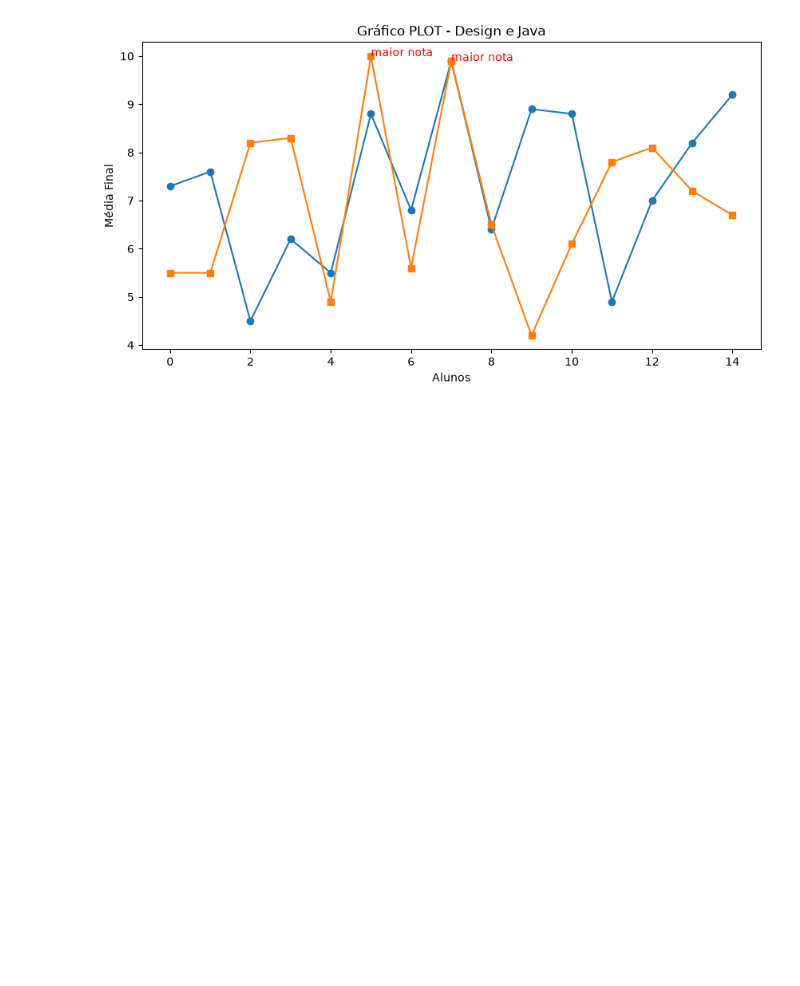
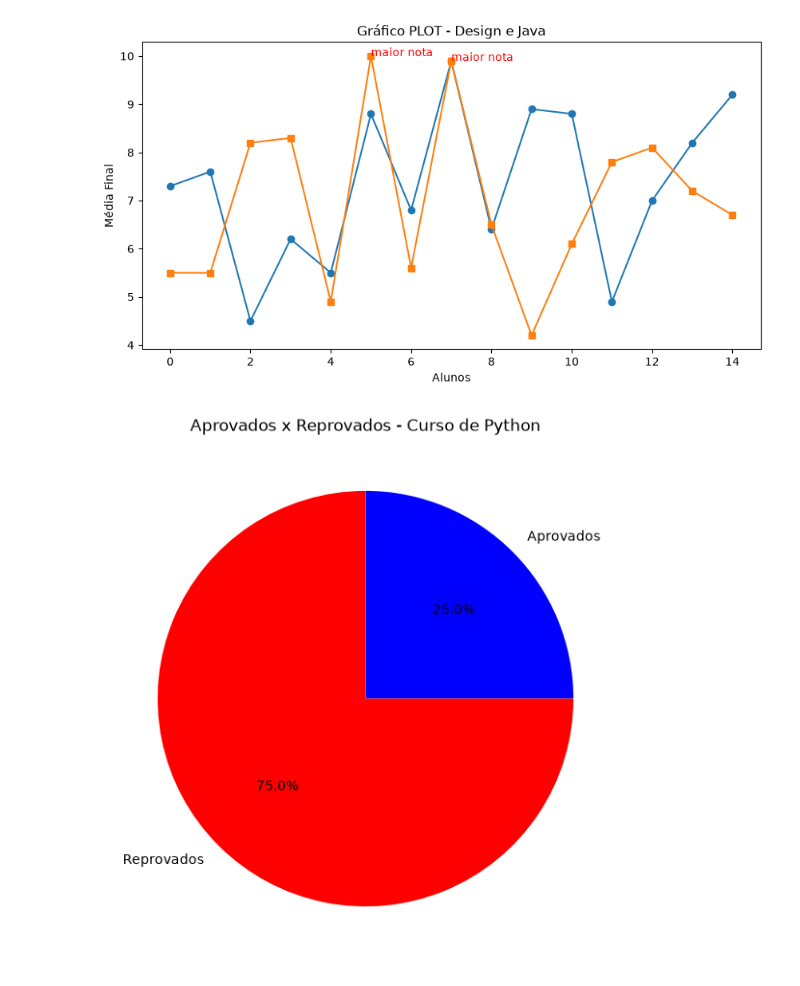
Before and after one commit to viniciusdevrr/desenvolvedor-python, a Jupyter notebook: praticas/atividades_analise/atividade6_analise/alunos_senai.ipynb, the cells around one changed output. Drawn from its saved outputs; the diff is of its cells as text; code cells hidden in the pictures; blank space fills up the shorter version.

```diff
--- a/praticas/atividades_analise/atividade6_analise/alunos_senai.ipynb
+++ b/praticas/atividades_analise/atividade6_analise/alunos_senai.ipynb
@@ -71,3 +71,26 @@ plt.ylabel('Média Final')
 plt.show()
 # %% [output]
 [figure]
+# %%
+python = df_aluno_senai[df_aluno_senai["Curso"] == "Python"]
+
+aprovados = (python["Media_Final"] >= 7).sum()
+reprovados = (python["Media_Final"] < 7).sum()
+
+situacoes = ["Aprovados", "Reprovados"]
+quantidades = [aprovados, reprovados]
+
+# Criar gráfico de pizza
+plt.figure(figsize=(7, 7))
+
+plt.pie(
+    quantidades,
+    labels=situacoes,
+    autopct="%1.1f%%",
+    colors=["b", "r"]
+)
+
+plt.title("Aprovados x Reprovados - Curso de Python")
+plt.show()
+# %% [output]
+[figure, added]
```
Also changed, not shown: parts of 1 cell of this notebook.
